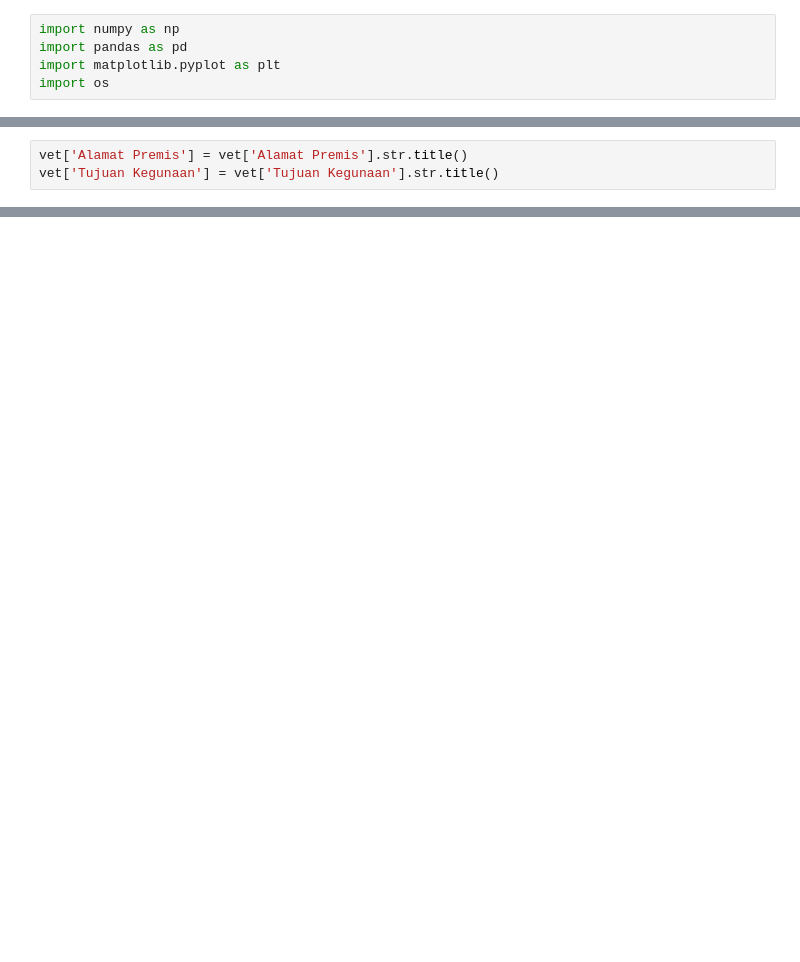
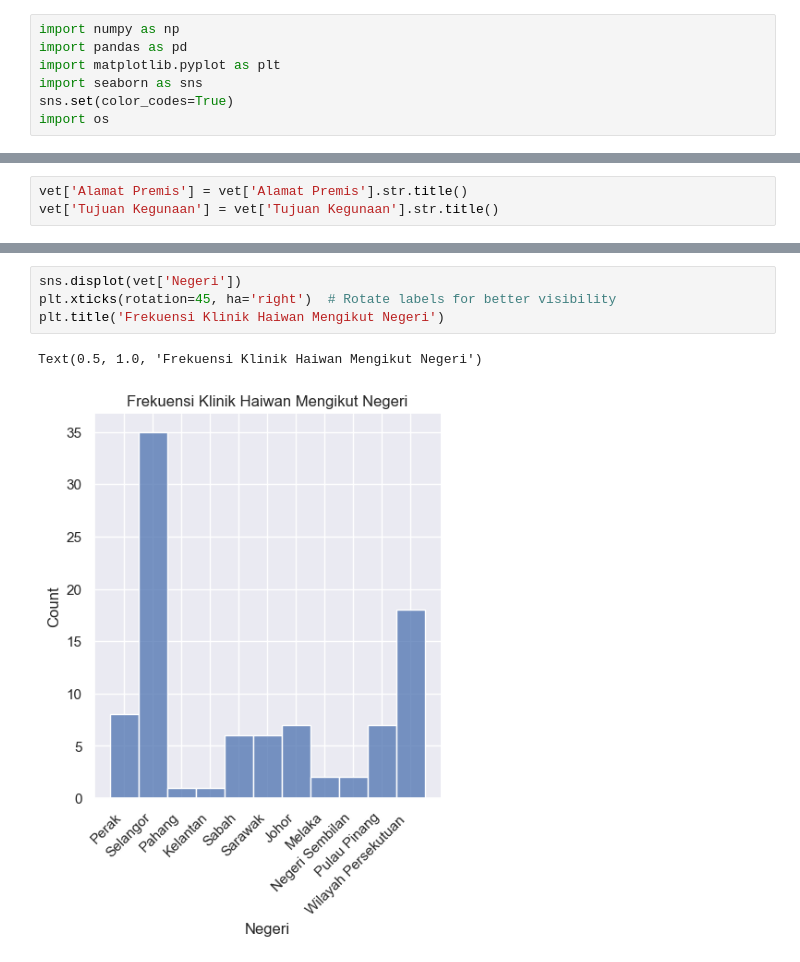
Before and after one commit to oishylea/MalaysiaVetServices, a Jupyter notebook: MalaysiaVetServices.ipynb, the cells around one changed output, grey strips where cells are left out. Saved outputs shown, nothing was run; the diff lists cells and outputs as text; blank space fills up the shorter version.

```diff
--- a/MalaysiaVetServices.ipynb
+++ b/MalaysiaVetServices.ipynb
@@ -42,6 +7,8 @@ Note: you may need to restart the kernel to use updated packages.
 import numpy as np
 import pandas as pd
 import matplotlib.pyplot as plt
+import seaborn as sns
+sns.set(color_codes=True)
 import os
 # %%
 vet = pd.read_csv('data/registeredvet.csv')
@@ -455,0 +449,7 @@ vet.head(10)
+# %%
+sns.displot(vet['Negeri'])
+plt.xticks(rotation=45, ha='right')  # Rotate labels for better visibility
+plt.title('Frekuensi Klinik Haiwan Mengikut Negeri')
+# %% [output]
+Text(0.5, 1.0, 'Frekuensi Klinik Haiwan Mengikut Negeri')
+[figure, added]
```
Also changed, not shown: parts of 7 cells of this notebook, 1 other file.
